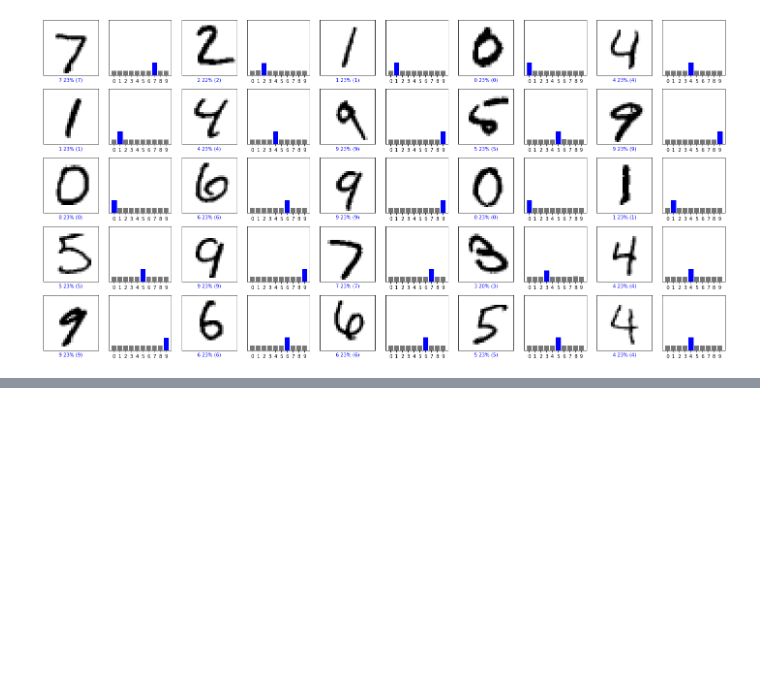
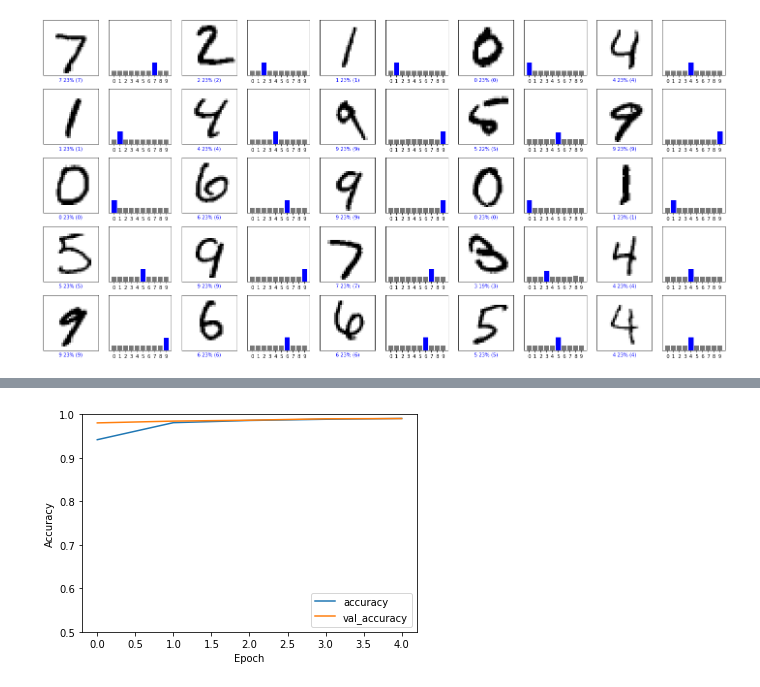
Before and after one commit to Achuan-2/-, a Jupyter notebook: mnist_1.ipynb, the cells around one changed output, grey strips where cells are left out. Cells and saved outputs as stored; diff of their text form; code cells hidden in the pictures; blank space fills up the shorter version.

```diff
--- a/mnist_1.ipynb
+++ b/mnist_1.ipynb
@@ -303,0 +265,12 @@ plt.show()
+# %%
+
+model_c = tf.keras.models.Sequential([
+  tf.keras.layers.Conv2D(32, (3, 3), activation='relu', input_shape=(28, 28, 1)),
+  tf.keras.layers.MaxPooling2D((2, 2)),
+  tf.keras.layers.Conv2D(64, (3, 3), activation='relu'),
+  tf.keras.layers.MaxPooling2D((2, 2)),
+  tf.keras.layers.Conv2D(14, (3, 3), activation='relu'),
+  tf.keras.layers.Flatten(),
+  tf.keras.layers.Dense(64, activation='relu'),
+  tf.keras.layers.Dense(10,activation='softmax')
+])
@@ -303,0 +279,4 @@ plt.show()
+# %%
+# 增加维度到4维
+train_images_4 = train_images.reshape((60000, 28, 28, 1))
+test_images_4 = test_images.reshape((10000, 28, 28, 1))
@@ -303,0 +287,7 @@ plt.show()
+# %%
+
+model_c.compile(optimizer='adam',
+              loss='sparse_categorical_crossentropy',
+              metrics=['accuracy'])
+history = model_c.fit(train_images_4, train_labels, epochs=5,
+                    validation_data=(test_images_4, test_labels))
@@ -303,0 +305,10 @@ plt.show()
+# %%
+plt.plot(history.history['accuracy'], label='accuracy')
+plt.plot(history.history['val_accuracy'], label = 'val_accuracy')
+plt.xlabel('Epoch')
+plt.ylabel('Accuracy')
+plt.ylim([0.5, 1])
+plt.legend(loc='lower right')
+plt.show()
+# %% [output]
+[figure, added]
```
Also changed, not shown: parts of 21 cells of this notebook.
